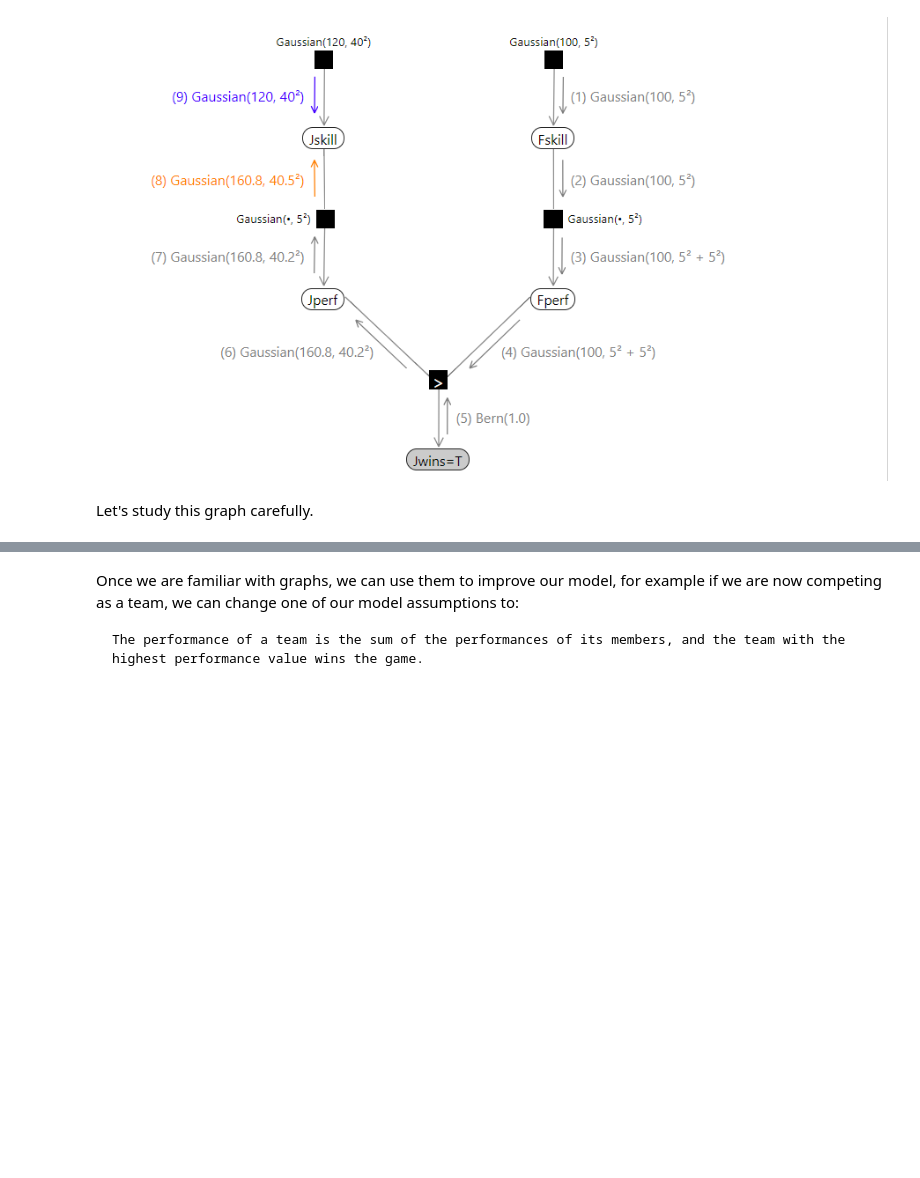
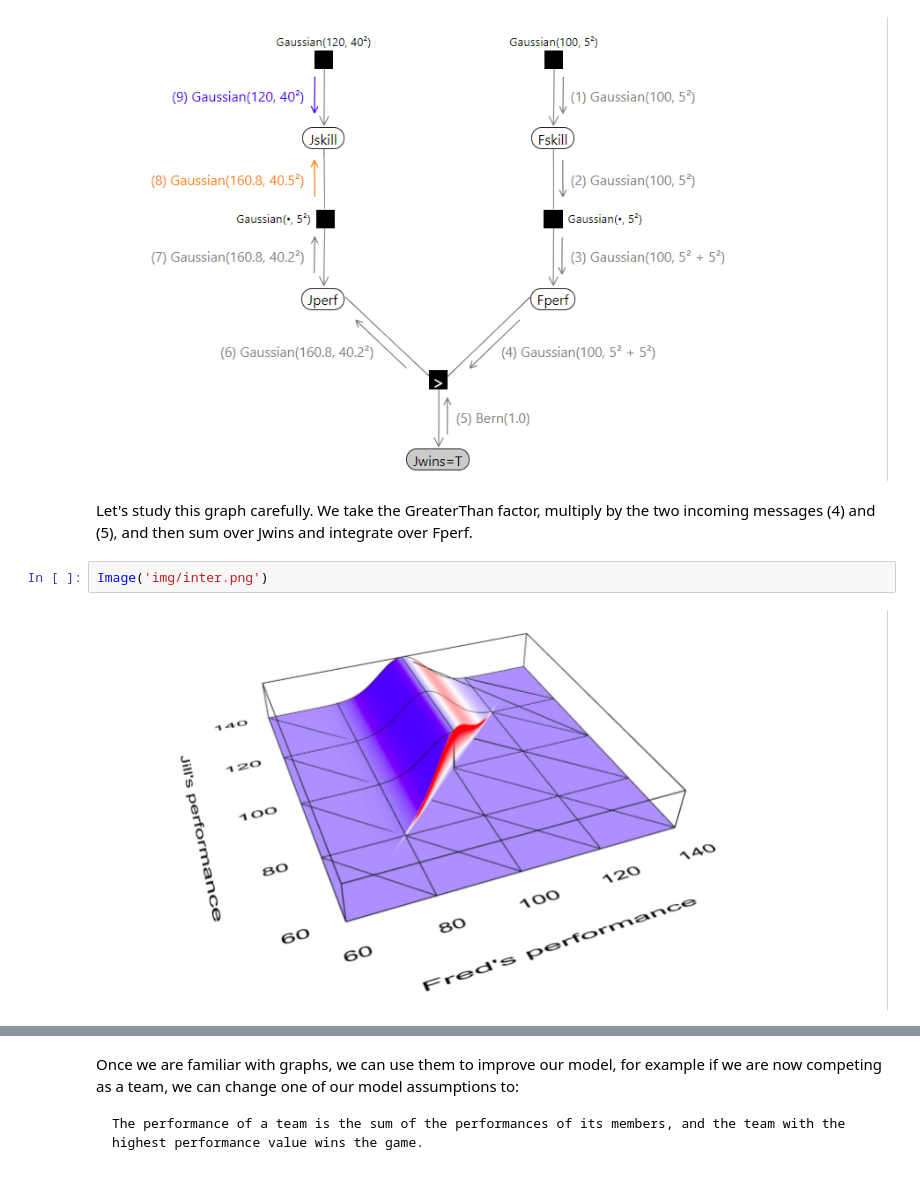
Before and after one commit to Rubiel1/ModelBasedMLCh3, a Jupyter notebook: Pyro notebook on matching (work in progress).ipynb, the cells around one changed output, grey strips where cells are left out. Saved outputs shown, nothing was run; the diff lists cells and outputs as text; blank space fills up the shorter version.

```diff
--- a/Pyro notebook on matching (work in progress).ipynb
+++ b/Pyro notebook on matching (work in progress).ipynb
@@ -319,5 +341,9 @@ from IPython.display import Image
 Image("img/expectation.png")
 # %% [output]
 [figure]
-# %% [markdown]
-Let's study this graph carefully.
+# %% [markdown]
+Let's study this graph carefully.  We take the GreaterThan factor, multiply by the two incoming messages (4) and (5), and then sum over Jwins and integrate over Fperf.
+# %%
+Image('img/inter.png')
+# %% [output]
+[figure, added]
```
Also changed, not shown: parts of 29 cells of this notebook, 5 other files.
